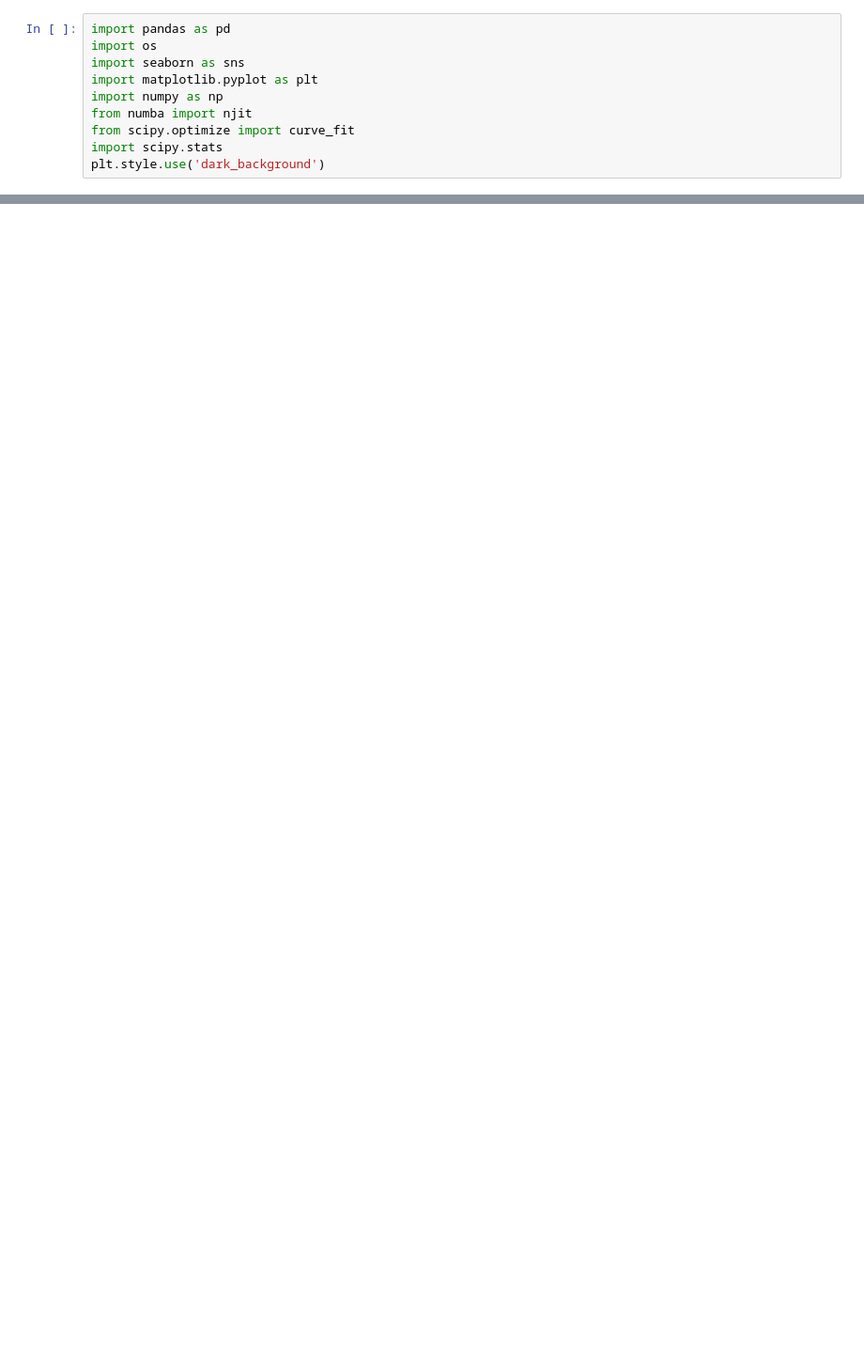
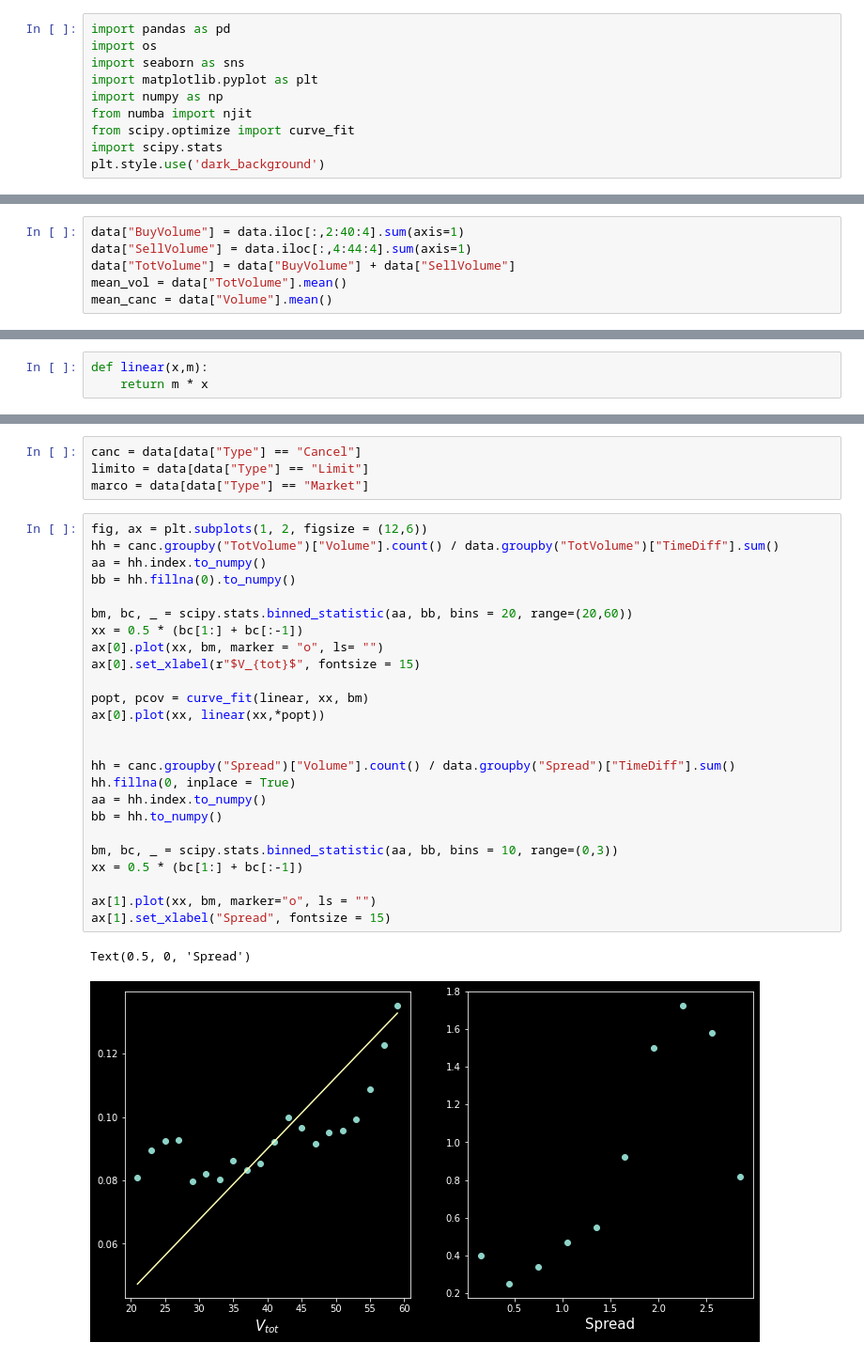
Before and after one commit to pspinaunipi/Zero-intelligence-simulations, a Jupyter notebook: notebooks/Untitled3.ipynb, the cells around one changed output, grey strips where cells are left out. Shown at 94% size. Cells and saved outputs as stored; diff of their text form; blank space fills up the shorter version.

```diff
--- a/notebooks/Untitled3.ipynb
+++ b/notebooks/Untitled3.ipynb
@@ -146,0 +184,6 @@ plt.show()
+# %%
+data["BuyVolume"] = data.iloc[:,2:40:4].sum(axis=1)
+data["SellVolume"] = data.iloc[:,4:44:4].sum(axis=1)
+data["TotVolume"] = data["BuyVolume"] + data["SellVolume"]
+mean_vol = data["TotVolume"].mean()
+mean_canc = data["Volume"].mean()
@@ -146,0 +204,3 @@ plt.show()
+# %%
+def linear(x,m):
+    return m * x
@@ -146,0 +215,32 @@ plt.show()
+# %%
+canc = data[data["Type"] == "Cancel"]
+limito = data[data["Type"] == "Limit"]
+marco = data[data["Type"] == "Market"]
+# %%
+fig, ax = plt.subplots(1, 2, figsize = (12,6))
+hh = canc.groupby("TotVolume")["Volume"].count() / data.groupby("TotVolume")["TimeDiff"].sum()
+aa = hh.index.to_numpy()
+bb = hh.fillna(0).to_numpy()
+
+bm, bc, _ = scipy.stats.binned_statistic(aa, bb, bins = 20, range=(20,60))
+xx = 0.5 * (bc[1:] + bc[:-1])
+ax[0].plot(xx, bm, marker = "o", ls= "")
+ax[0].set_xlabel(r"$V_{tot}$", fontsize = 15)
+
+popt, pcov = curve_fit(linear, xx, bm)
+ax[0].plot(xx, linear(xx,*popt))
+
+
+hh = canc.groupby("Spread")["Volume"].count() / data.groupby("Spread")["TimeDiff"].sum()
+hh.fillna(0, inplace = True)
+aa = hh.index.to_numpy()
+bb = hh.to_numpy()
+
+bm, bc, _ = scipy.stats.binned_statistic(aa, bb, bins = 10, range=(0,3))
+xx = 0.5 * (bc[1:] + bc[:-1])
+
+ax[1].plot(xx, bm, marker="o", ls = "")
+ax[1].set_xlabel("Spread", fontsize = 15)
+# %% [output]
+Text(0.5, 0, 'Spread')
+[figure, added]
```
Also changed, not shown: parts of 20 cells of this notebook, 3 other files.
